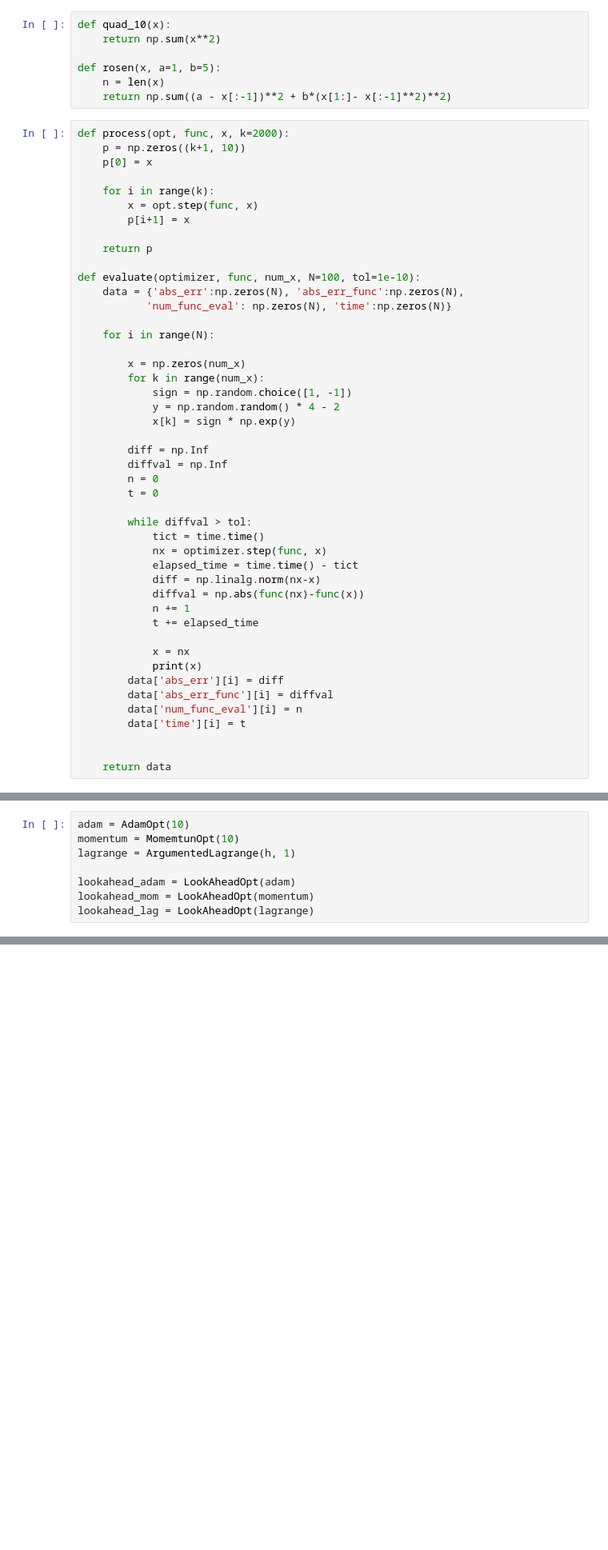
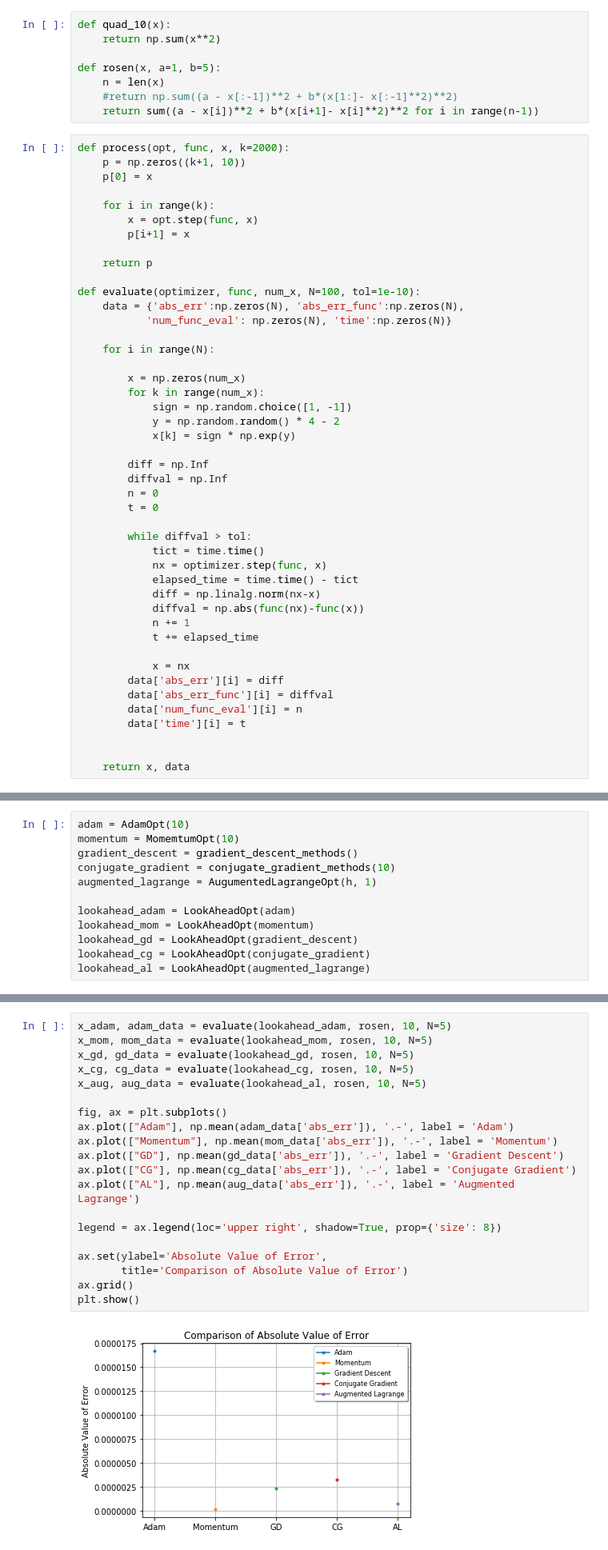
Before and after one commit to lichenhao608/Optimization_Project, a Jupyter notebook: Optimizer_Comparison.ipynb, the cells around one changed output, grey strips where cells are left out. Shown at 80% size. Drawn from its saved outputs; the diff is of its cells as text; blank space fills up the shorter version.

Commit message:
Major update for Optimizer Comparison

```diff
--- a/Optimizer_Comparison.ipynb
+++ b/Optimizer_Comparison.ipynb
@@ -12,7 +14,8 @@ def quad_10(x):
 
 def rosen(x, a=1, b=5):
     n = len(x)
-    return np.sum((a - x[:-1])**2 + b*(x[1:]- x[:-1]**2)**2)
+    #return np.sum((a - x[:-1])**2 + b*(x[1:]- x[:-1]**2)**2)
+    return sum((a - x[i])**2 + b*(x[i+1]- x[i]**2)**2 for i in range(n-1))
 # %%
 def process(opt, func, x, k=2000):
     p = np.zeros((k+1, 10))
@@ -51,22 +54,25 @@ def evaluate(optimizer, func, num_x, N=100, tol=1e-10):
             t += elapsed_time
 
             x = nx
-            print(x)
         data['abs_err'][i] = diff
         data['abs_err_func'][i] = diffval
         data['num_func_eval'][i] = n
         data['time'][i] = t
 
 
-    return data
+    return x, data
 # %%
 def h(x):
     return np.array([np.sum(x) - 2])
 # %%
 adam = AdamOpt(10)
-momentum = MomemtunOpt(10)
-lagrange = ArgumentedLagrange(h, 1)
+momentum = MomemtumOpt(10)
+gradient_descent = gradient_descent_methods()
+conjugate_gradient = conjugate_gradient_methods(10)
+augmented_lagrange = AugumentedLagrangeOpt(h, 1)
 
 lookahead_adam = LookAheadOpt(adam)
 lookahead_mom = LookAheadOpt(momentum)
-lookahead_lag = LookAheadOpt(lagrange)
+lookahead_gd = LookAheadOpt(gradient_descent)
+lookahead_cg = LookAheadOpt(conjugate_gradient)
+lookahead_al = LookAheadOpt(augmented_lagrange)
@@ -96,0 +79,22 @@ evaluate(lagrange, rosen, 10, N=1)
+# %%
+x_adam, adam_data = evaluate(lookahead_adam, rosen, 10, N=5)
+x_mom, mom_data = evaluate(lookahead_mom, rosen, 10, N=5)
+x_gd, gd_data = evaluate(lookahead_gd, rosen, 10, N=5)
+x_cg, cg_data = evaluate(lookahead_cg, rosen, 10, N=5)
+x_aug, aug_data = evaluate(lookahead_al, rosen, 10, N=5)
+
+fig, ax = plt.subplots()
+ax.plot(["Adam"], np.mean(adam_data['abs_err']), '.-', label = 'Adam')
+ax.plot(["Momentum"], np.mean(mom_data['abs_err']), '.-', label = 'Momentum')
+ax.plot(["GD"], np.mean(gd_data['abs_err']), '.-', label = 'Gradient Descent')
+ax.plot(["CG"], np.mean(cg_data['abs_err']), '.-', label = 'Conjugate Gradient')
+ax.plot(["AL"], np.mean(aug_data['abs_err']), '.-', label = 'Augmented Lagrange')
+
+legend = ax.legend(loc='upper right', shadow=True, prop={'size': 8})
+
+ax.set(ylabel='Absolute Value of Error',
+       title='Comparison of Absolute Value of Error')
+ax.grid()
+plt.show()
+# %% [output]
+[figure, added]
```
Also changed, not shown: parts of 10 cells of this notebook, 2 other files.
